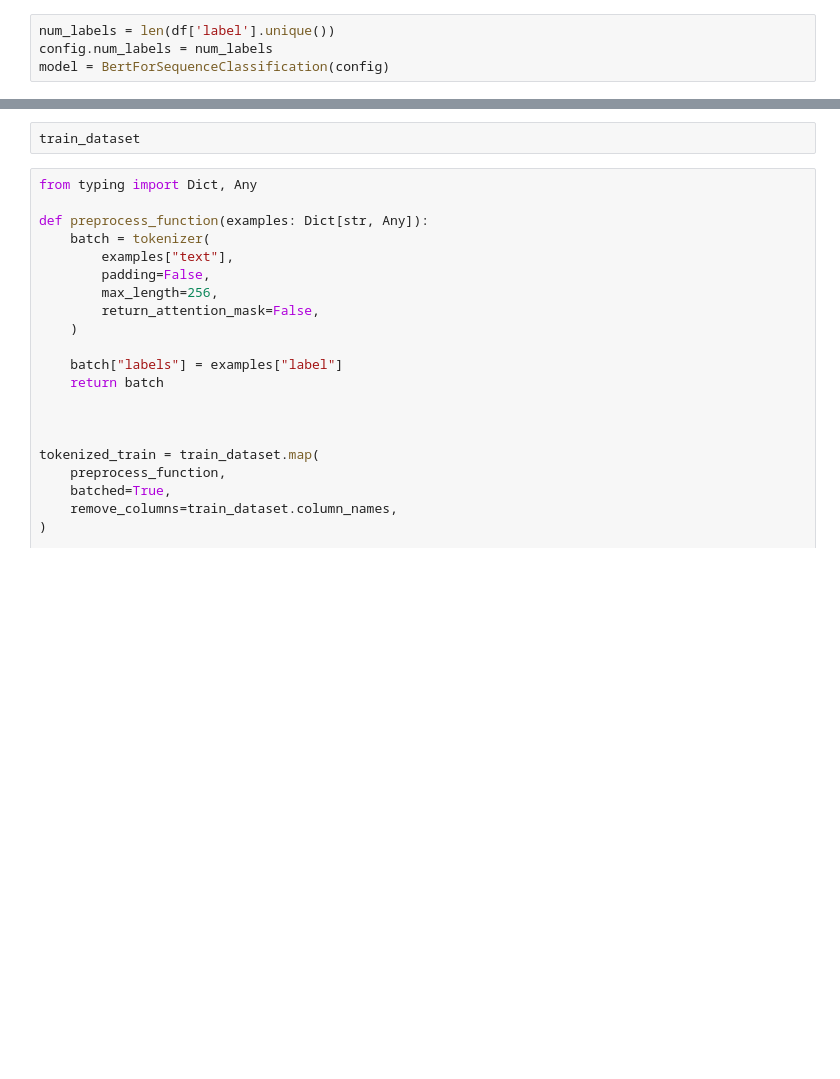
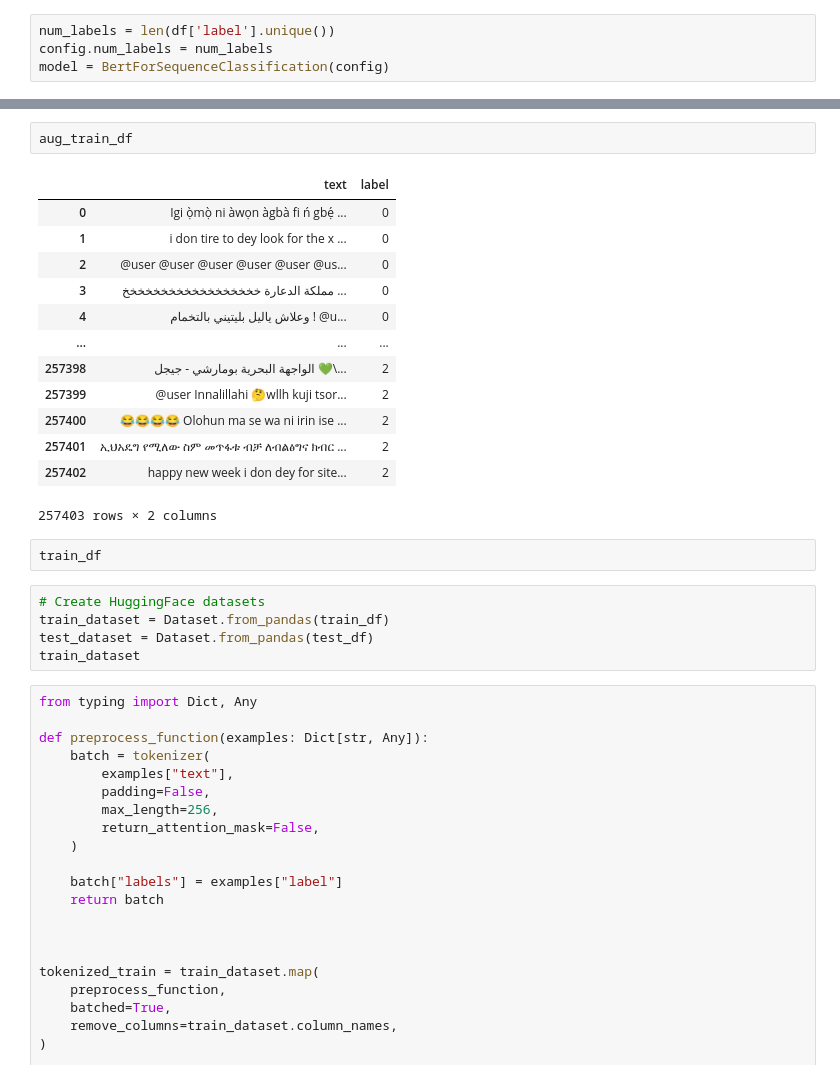
Before and after one commit to leobitz/afri-distilemb, a Jupyter notebook: train-sent.ipynb, the cells around one changed output, grey strips where cells are left out. Drawn from its saved outputs; the diff is of its cells as text; blank space fills up the shorter version.

```diff
--- a/train-sent.ipynb
+++ b/train-sent.ipynb
@@ -108,4 +177,25 @@ test_dataset = Dataset.from_pandas(test_df)
+# %%
+aug_train_df
+# %% [output]
+|  | text | label |
+| 0 | Igi ọ̀mọ̀ ni àwọn àgbà fi ń gbẹ́ ... | 0 |
+| 1 | i don tire to dey look for the x ... | 0 |
+| 2 | @user @user @user @user @user @us... | 0 |
+| 3 | مملكة الدعارة خخخخخخخخخخخخخخخخخخ ... | 0 |
+| 4 | وعلاش ياليل بليتيني بالتخمام ! @u... | 0 |
+| ... | ... | ... |
+| 257398 | الواجهة البحرية بومارشي - جيجل 💚\... | 2 |
+| 257399 | @user Innalillahi 🤔wllh kuji tsor... | 2 |
+| 257400 | 😂😂😂😂 Olohun ma se wa ni irin ise ... | 2 |
+| 257401 | ኢህአዴግ የሚለው ስም መጥፋቱ ብቻ ለብልፅግና ክብር ... | 2 |
+| 257402 | happy new week i don dey for site... | 2 |
+257403 rows × 2 columns
+# %%
+train_df
 # %%
+# Create HuggingFace datasets
+train_dataset = Dataset.from_pandas(train_df)
+test_dataset = Dataset.from_pandas(test_df)
 train_dataset
 # %%
 from typing import Dict, Any
```
Also changed, not shown: parts of 12 cells of this notebook, 2 other files.
